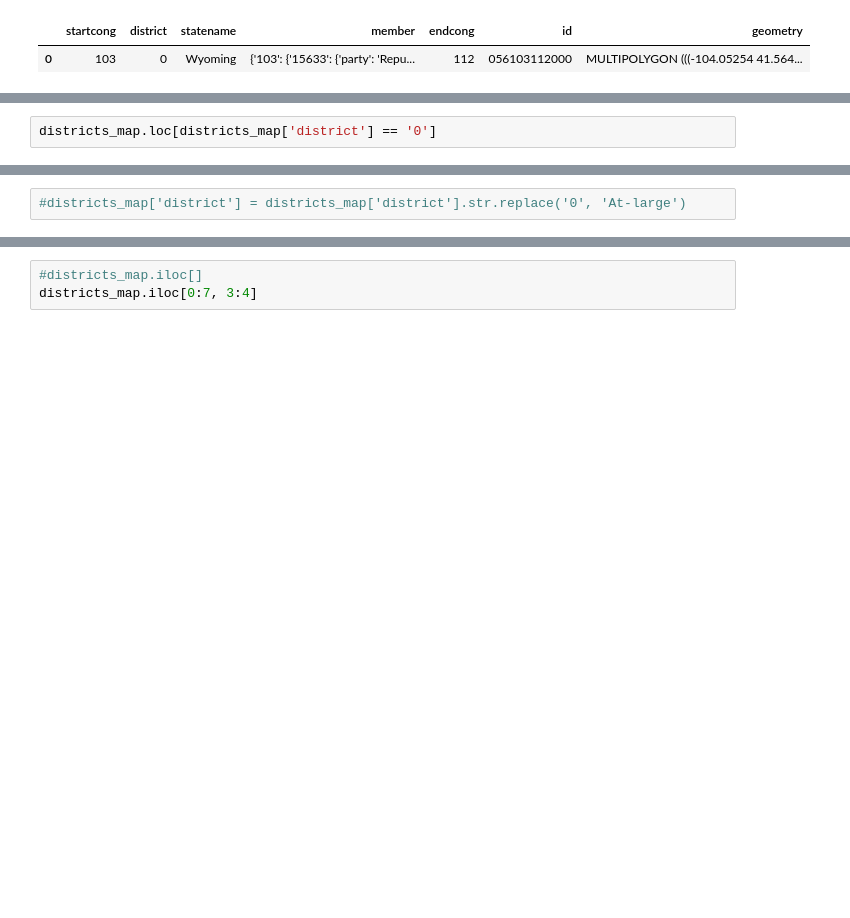
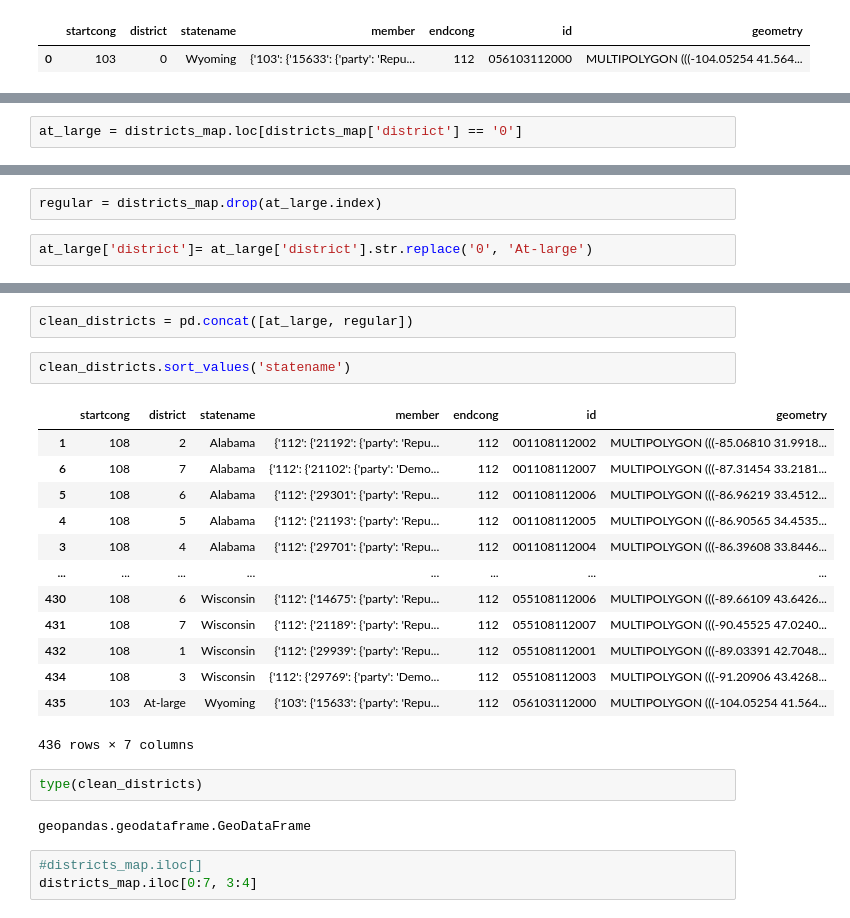
Before and after one commit to tthoang/Reading-Between-the-Gerrymandered-Lines, a Jupyter notebook: notebooks/demographics_eda.ipynb, the cells around one changed output, grey strips where cells are left out. Cells and saved outputs as stored; diff of their text form; blank space fills up the shorter version.

```diff
--- a/notebooks/demographics_eda.ipynb
+++ b/notebooks/demographics_eda.ipynb
@@ -1279,4 +1317,4 @@ districts_map.tail(25)
 | 434 | 108 | 3 | Wisconsin | {'112': {'29769': {'party': 'Demo... | 112 | 055108112003 | MULTIPOLYGON (((-91.20906 43.4268... |
 | 435 | 103 | 0 | Wyoming | {'103': {'15633': {'party': 'Repu... | 112 | 056103112000 | MULTIPOLYGON (((-104.05254 41.564... |
 # %%
-districts_map.loc[districts_map['district'] == '0']
+at_large = districts_map.loc[districts_map['district'] == '0']
@@ -1293,2 +1333,4 @@ districts_map.loc[districts_map['district'] == '0']
+# %%
+regular = districts_map.drop(at_large.index)
 # %%
-#districts_map['district'] = districts_map['district'].str.replace('0', 'At-large')
+at_large['district']= at_large['district'].str.replace('0', 'At-large')
@@ -1295,3 +1355,25 @@ districts_map.loc[districts_map['district'] == '0']
+# %%
+clean_districts = pd.concat([at_large, regular])
+# %%
+clean_districts.sort_values('statename')
+# %% [output]
+|  | startcong | district | statename | member | endcong | id | geometry |
+| 1 | 108 | 2 | Alabama | {'112': {'21192': {'party': 'Repu... | 112 | 001108112002 | MULTIPOLYGON (((-85.06810 31.9918... |
+| 6 | 108 | 7 | Alabama | {'112': {'21102': {'party': 'Demo... | 112 | 001108112007 | MULTIPOLYGON (((-87.31454 33.2181... |
+| 5 | 108 | 6 | Alabama | {'112': {'29301': {'party': 'Repu... | 112 | 001108112006 | MULTIPOLYGON (((-86.96219 33.4512... |
+| 4 | 108 | 5 | Alabama | {'112': {'21193': {'party': 'Repu... | 112 | 001108112005 | MULTIPOLYGON (((-86.90565 34.4535... |
+| 3 | 108 | 4 | Alabama | {'112': {'29701': {'party': 'Repu... | 112 | 001108112004 | MULTIPOLYGON (((-86.39608 33.8446... |
+| ... | ... | ... | ... | ... | ... | ... | ... |
+| 430 | 108 | 6 | Wisconsin | {'112': {'14675': {'party': 'Repu... | 112 | 055108112006 | MULTIPOLYGON (((-89.66109 43.6426... |
+| 431 | 108 | 7 | Wisconsin | {'112': {'21189': {'party': 'Repu... | 112 | 055108112007 | MULTIPOLYGON (((-90.45525 47.0240... |
+| 432 | 108 | 1 | Wisconsin | {'112': {'29939': {'party': 'Repu... | 112 | 055108112001 | MULTIPOLYGON (((-89.03391 42.7048... |
+| 434 | 108 | 3 | Wisconsin | {'112': {'29769': {'party': 'Demo... | 112 | 055108112003 | MULTIPOLYGON (((-91.20906 43.4268... |
+| 435 | 103 | At-large | Wyoming | {'103': {'15633': {'party': 'Repu... | 112 | 056103112000 | MULTIPOLYGON (((-104.05254 41.564... |
+436 rows × 7 columns
+# %%
+type(clean_districts)
+# %% [output]
+geopandas.geodataframe.GeoDataFrame
 # %%
 #districts_map.iloc[]
 districts_map.iloc[0:7, 3:4]
```
Also changed, not shown: parts of 10 cells of this notebook.
